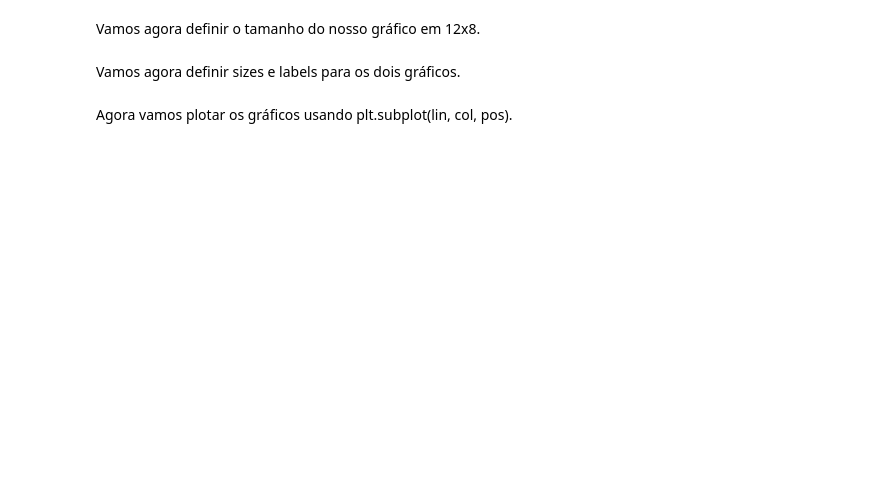
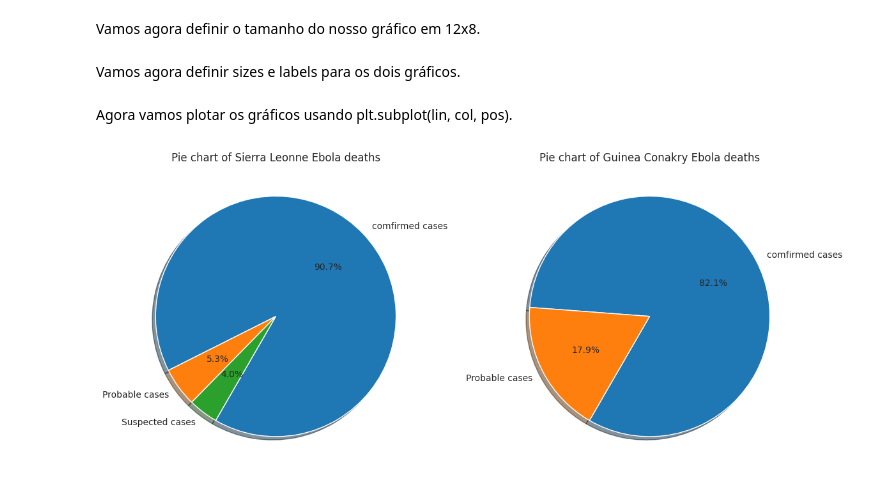
Before and after one commit to UlissesJunior/XMAC02-MetodosMatematicosAnaliseDados, a Jupyter notebook: Notebooks/Aula09 - Plotagem de Gráficos/Aula09a.ipynb, the cells around one changed output. Drawn from its saved outputs; the diff is of its cells as text; code cells hidden in the pictures; blank space fills up the shorter version.

```diff
--- a/Notebooks/Aula09 - Plotagem de Gráficos/Aula09a.ipynb
+++ b/Notebooks/Aula09 - Plotagem de Gráficos/Aula09a.ipynb
@@ -20,3 +61,6 @@ Podemos melhorar esse gráfico, mostrando a porcentagem de cada fatiar (autopct=
 Para comparar dois gráficos de pizza é interessante plotá-los lado a lado. Vamos usar o dataframe Ebola para comparar os dados de Guinea e Sierra Leone.
 # %% [markdown]
 Já temos os um dataframe com os dados de Sierra Leone. Vamos criar um dataframe para armazenar os dados de Guinea.
+# %%
+Guinea = df[df['Countries']=='Guinea']
+Guinea
@@ -23,6 +71,24 @@ Já temos os um dataframe com os dados de Sierra Leone. Vamos criar um dataframe
 # %% [markdown]
 Vamos agora definir o tamanho do nosso gráfico em 12x8.
+# %%
+plt.rcParams["figure.figsize"] = [12,8]
 # %% [markdown]
 Vamos agora definir sizes e labels para os dois gráficos.
+# %%
+sizes_Sierra = Sierra['Death']
+labels_Sierra = Sierra['Type']
+sizes_Guinea = Guinea['Death']
+labels_Guinea = Guinea['Type']
 # %% [markdown]
 Agora vamos plotar os gráficos usando plt.subplot(lin, col, pos).
+# %%
+plt.subplot(1,2,1)
+plt.pie(sizes_Sierra, labels=labels_Sierra, autopct='%1.1f%%', shadow=True, startangle=240)
+plt.title("Pie chart of Sierra Leonne Ebola deaths")
+plt.subplot(1,2,2)
+plt.pie(sizes_Guinea, labels=labels_Guinea, autopct ='%1.1f%%', shadow=True, startangle=240)
+plt.title("Pie chart of Guinea Conakry Ebola deaths")
+plt.tight_layout()
+plt.show()
+# %% [output]
+[figure, added]
```
Also changed, not shown: parts of 8 cells of this notebook.
